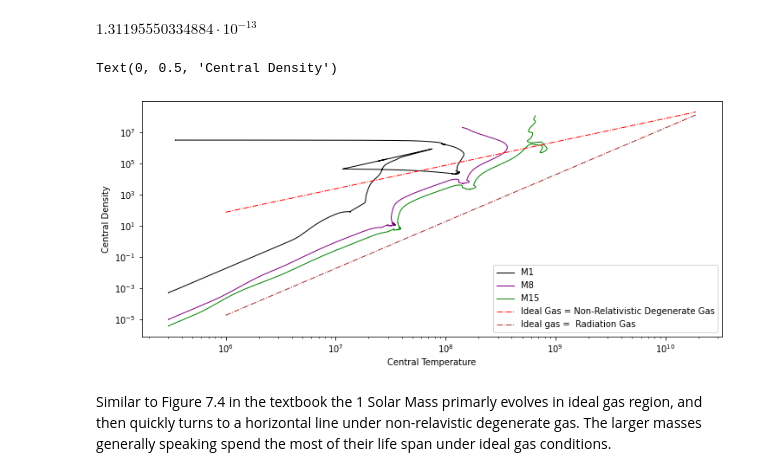
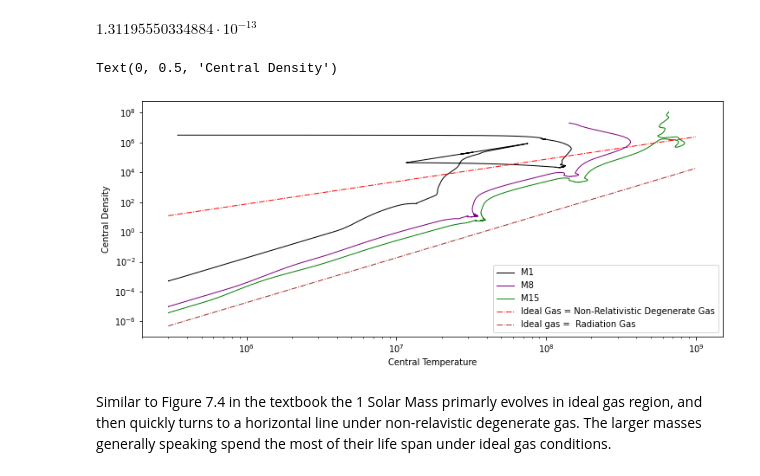
Before and after one commit to SudatKhan/ast341_hw, a Jupyter notebook: ast_hw6.ipynb, the cells around one changed output. Cells and saved outputs as stored; diff of their text form; code cells hidden in the pictures.

```diff
--- a/ast_hw6.ipynb
+++ b/ast_hw6.ipynb
@@ -61,26 +61,26 @@ $\displaystyle 1.31195550334884 \cdot 10^{-13}$
 # %%
 fig = plt.figure(figsize=(12,5))
 
 plt.plot(central_temperature, central_density, lw=1, c='black', label = 'M1')
 plt.plot(central_temperature_8, central_density_8, lw=1, c='purple', label='M8' )
 plt.plot(central_temperature_15, central_density_15, lw=1, c='green', label= 'M15')
 
 def rho(T):
     return ((N_a*kB*T/mu) * 1.31195550334885*10**(-13))**(3/2)
 def density(T):
     return (4* mu * sigma * T**3) / (3 * N_a * kB * 3.0*10**10)
-T = np.linspace(10**6, 19*10**9, 1000)
+T = np.linspace(3.0*10**5, 10**9, 1000)
 plt.plot(T, rho(T), lw=1.0, c="red", linestyle='-.', label = 'Ideal Gas = Non-Relativistic Degenerate Gas')
 plt.plot(T,density(T), lw=1.0, c='brown', linestyle='-.', label = 'Ideal gas =  Radiation Gas')
 
 plt.legend()
 plt.yscale('log')
 plt.xscale('log')
 plt.xlabel('Central Temperature')
 plt.ylabel('Central Density')
 # %% [output]
 Text(0, 0.5, 'Central Density')
-[figure, old version]
+[figure, new version]
 # %% [markdown]
 Similar to Figure 7.4 in the textbook the 1 Solar Mass primarly evolves in ideal gas region, and then quickly turns to a horizontal line under non-relavistic degenerate gas. The larger masses generally speaking spend the most of their life span under ideal gas conditions.
 # %%
```
Also changed, not shown: parts of 2 cells of this notebook.
